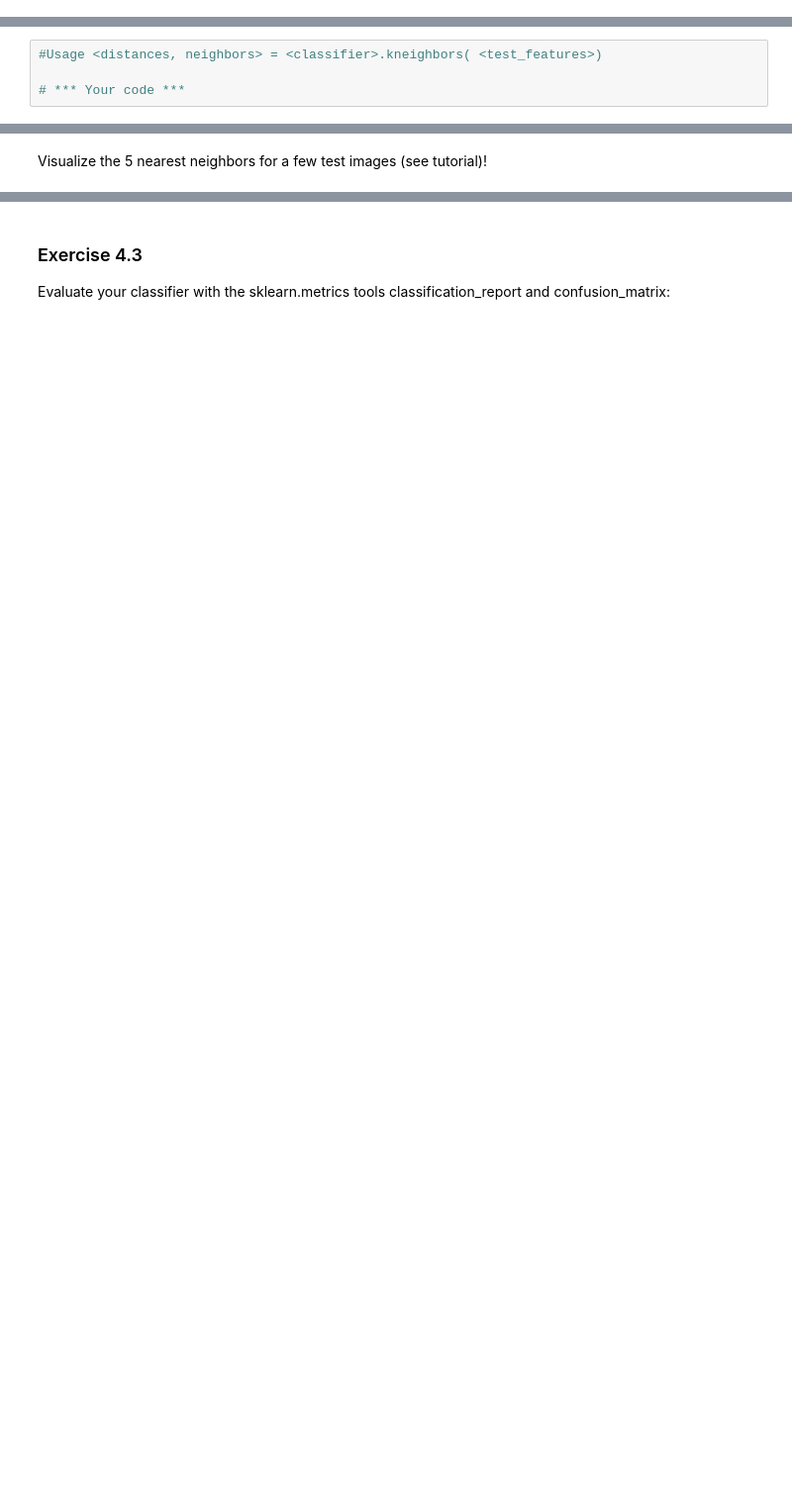
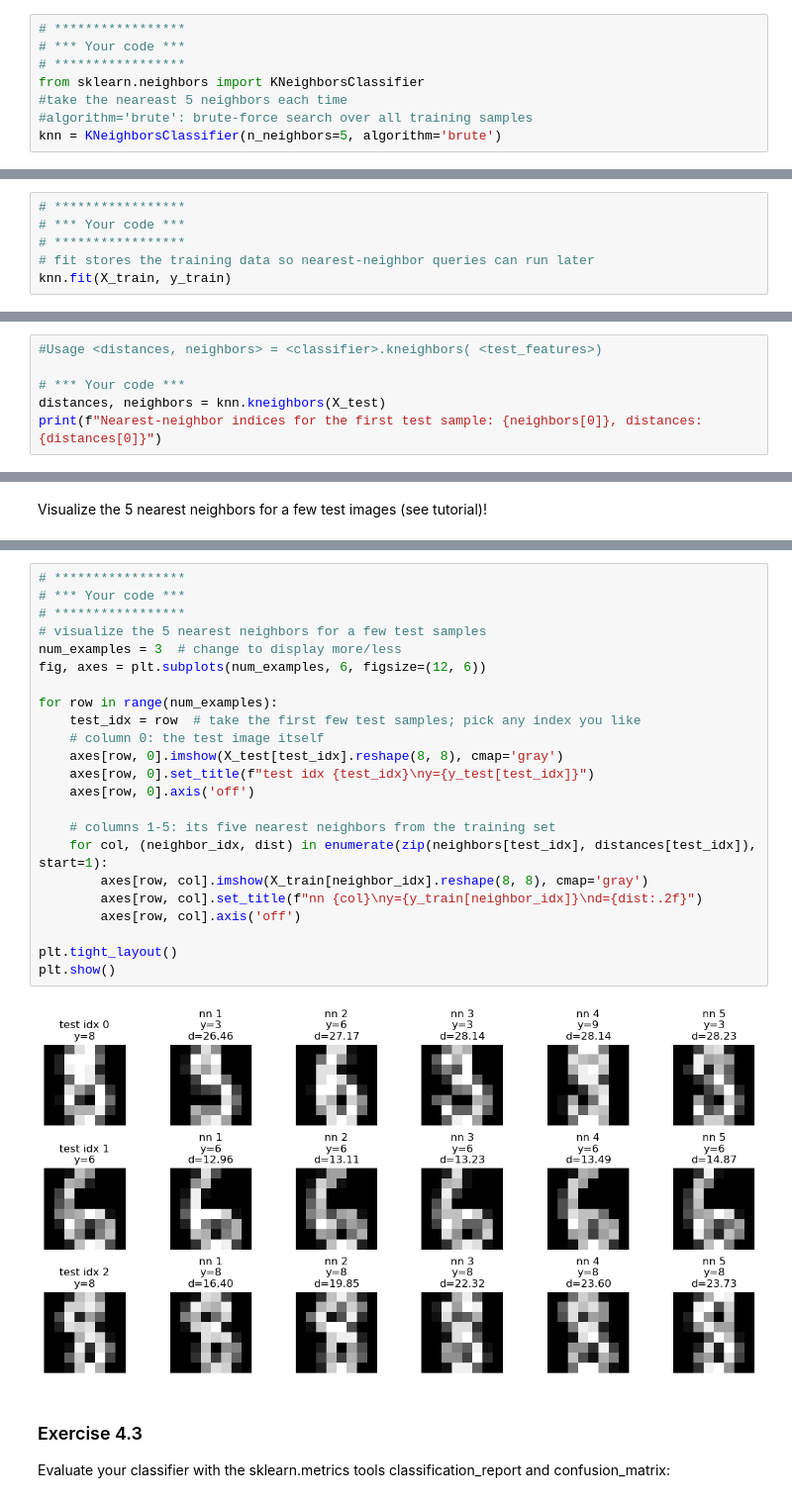
Before and after one commit to Jane0117/applied-ml-labs, a Jupyter notebook: labs2024/lab1/lab1.ipynb, the cells around one changed output, grey strips where cells are left out. Shown at 99% size. Drawn from its saved outputs; the diff is of its cells as text; blank space fills up the shorter version.

```diff
--- a/labs2024/lab1/lab1.ipynb
+++ b/labs2024/lab1/lab1.ipynb
@@ -114,3 +264,11 @@
+# %%
+# *****************
+# *** Your code ***
+# *****************
+from sklearn.neighbors import KNeighborsClassifier
+#take the neareast 5 neighbors each time
+#algorithm='brute': brute-force search over all training samples
+knn = KNeighborsClassifier(n_neighbors=5, algorithm='brute')
 # %% [markdown]
 ### Exercise 4.1
 Prepare the classifier ("fit a model") with your training data, i.e. do something like
@@ -120,0 +275,6 @@ Prepare the classifier ("fit a model") with your training data, i.e. do somethin
+# %%
+# *****************
+# *** Your code ***
+# *****************
+# fit stores the training data so nearest-neighbor queries can run later
+knn.fit(X_train, y_train)
@@ -131,3 +295,5 @@ Get the nearest neighbors and the corresponding distances in the training set fo
 #Usage <distances, neighbors> = <classifier>.kneighbors( <test_features>)
 
 # *** Your code ***
+distances, neighbors = knn.kneighbors(X_test)
+print(f"Nearest-neighbor indices for the first test sample: {neighbors[0]}, distances: {distances[0]}")
@@ -140,3 +304,28 @@ Visualize the 5 nearest neighbors for a few test images (see tutorial)!
+# %%
+# *****************
+# *** Your code ***
+# *****************
+# visualize the 5 nearest neighbors for a few test samples
+num_examples = 3  # change to display more/less
+fig, axes = plt.subplots(num_examples, 6, figsize=(12, 6))
+
+for row in range(num_examples):
+    test_idx = row  # take the first few test samples; pick any index you like
+    # column 0: the test image itself
+    axes[row, 0].imshow(X_test[test_idx].reshape(8, 8), cmap='gray')
+    axes[row, 0].set_title(f"test idx {test_idx}\ny={y_test[test_idx]}")
+    axes[row, 0].axis('off')
+
+    # columns 1-5: its five nearest neighbors from the training set
+    for col, (neighbor_idx, dist) in enumerate(zip(neighbors[test_idx], distances[test_idx]), start=1):
+        axes[row, col].imshow(X_train[neighbor_idx].reshape(8, 8), cmap='gray')
+        axes[row, col].set_title(f"nn {col}\ny={y_train[neighbor_idx]}\nd={dist:.2f}")
+        axes[row, col].axis('off')
+
+plt.tight_layout()
+plt.show()
+# %% [output]
+[figure, added]
 # %% [markdown]
 ### Exercise 4.3
 Evaluate your classifier with the sklearn.metrics tools classification_report and confusion_matrix:
```
Also changed, not shown: parts of 36 cells of this notebook, 47 other files.
